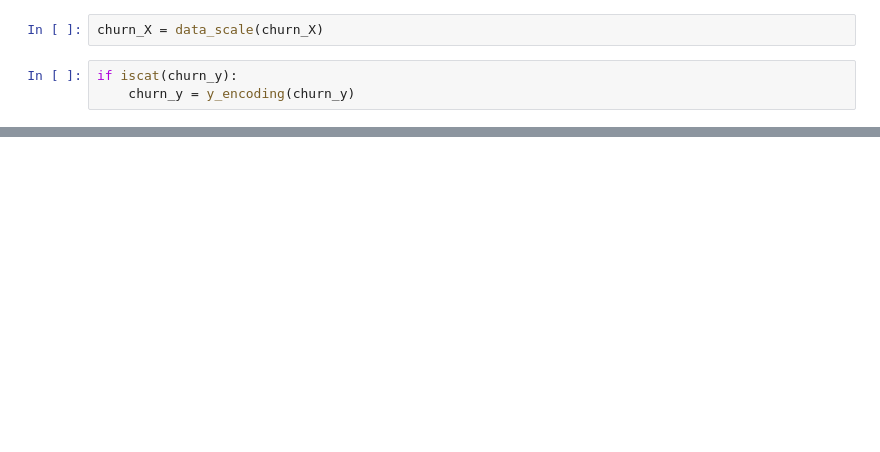
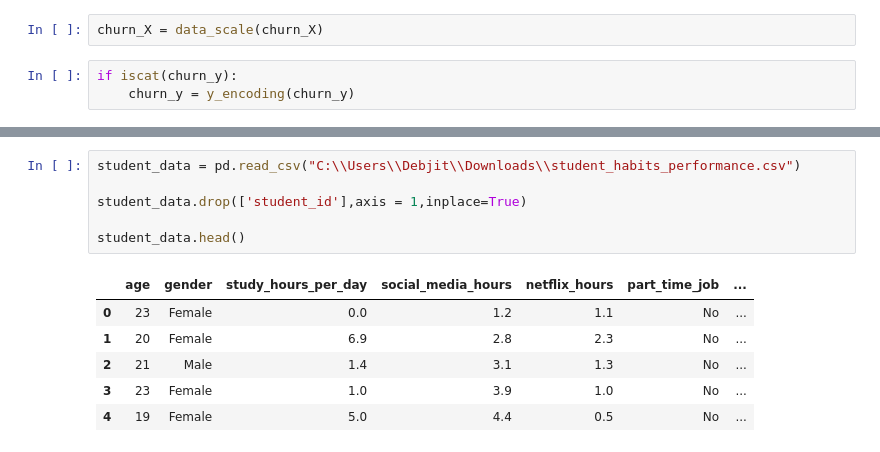
Before and after one commit to Light172006/Auto-ML-Lite, a Jupyter notebook: Experiment Notebook.ipynb, the cells around one changed output, grey strips where cells are left out. Drawn from its saved outputs; the diff is of its cells as text; blank space fills up the shorter version.

```diff
--- a/Experiment Notebook.ipynb
+++ b/Experiment Notebook.ipynb
@@ -585,0 +296,13 @@ Best parameter : {'var_smoothing': 1e-08}
+# %%
+student_data = pd.read_csv("C:\\Users\\Debjit\\Downloads\\student_habits_performance.csv")
+
+student_data.drop(['student_id'],axis = 1,inplace=True)
+
+student_data.head()
+# %% [output]
+|  | age | gender | study_hours_per_day | social_media_hours | netflix_hours | part_time_job | ... |
+| 0 | 23 | Female | 0.0 | 1.2 | 1.1 | No | ... |
+| 1 | 20 | Female | 6.9 | 2.8 | 2.3 | No | ... |
+| 2 | 21 | Male | 1.4 | 3.1 | 1.3 | No | ... |
+| 3 | 23 | Female | 1.0 | 3.9 | 1.0 | No | ... |
+| 4 | 19 | Female | 5.0 | 4.4 | 0.5 | No | ... |
```
Also changed, not shown: parts of 47 cells of this notebook.
